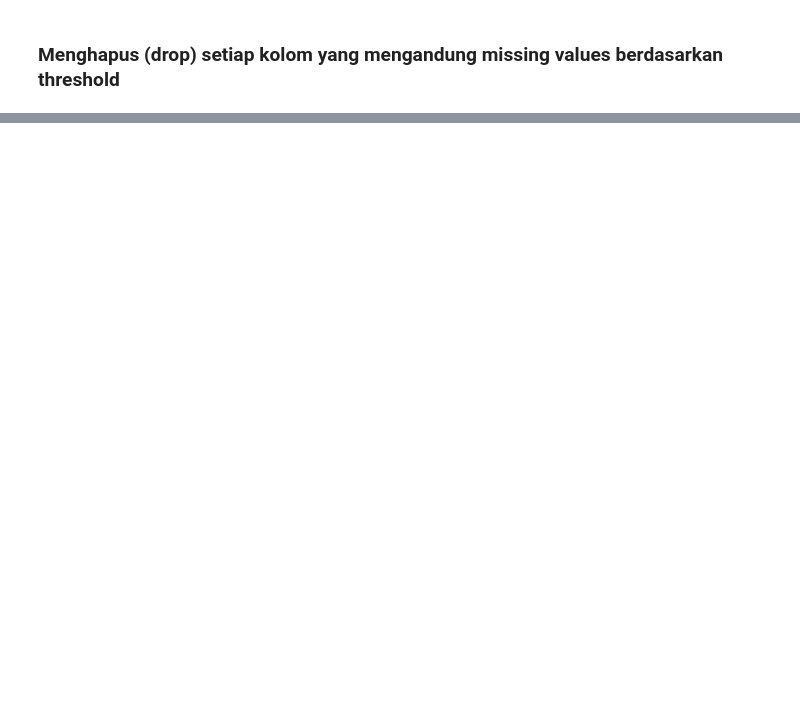
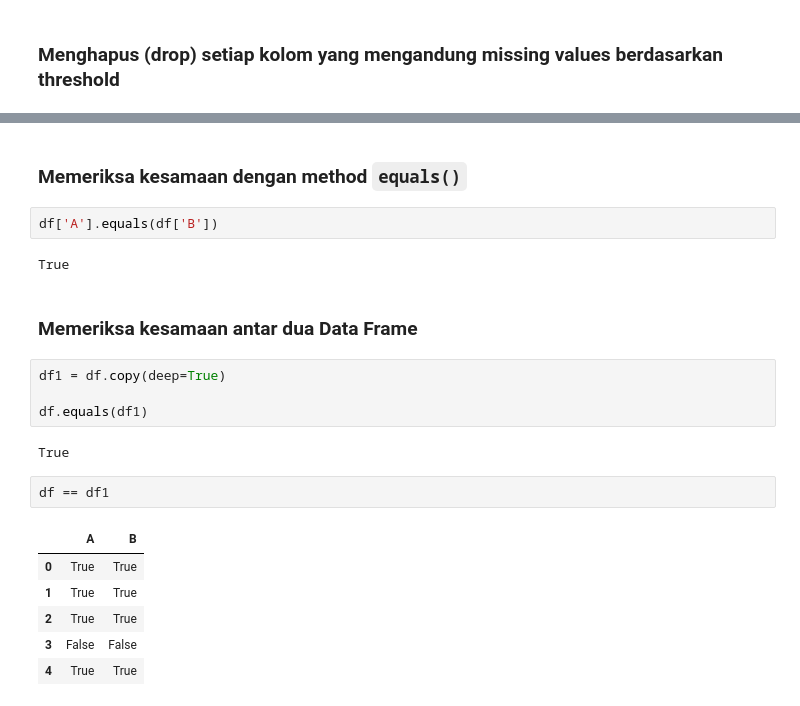
Before and after one commit to boedybios/pandas_tricks, a Jupyter notebook: pandas_tricks.ipynb, the cells around one changed output, grey strips where cells are left out. Saved outputs shown, nothing was run; the diff lists cells and outputs as text; blank space fills up the shorter version.

```diff
--- a/pandas_tricks.ipynb
+++ b/pandas_tricks.ipynb
@@ -302,0 +373,23 @@ df.head()
+# %% [markdown]
+### Memeriksa kesamaan dengan method `equals()`
+# %%
+df['A'].equals(df['B'])
+# %% [output]
+True
+# %% [markdown]
+### Memeriksa kesamaan antar dua Data Frame
+# %%
+df1 = df.copy(deep=True)
+
+df.equals(df1)
+# %% [output]
+True
+# %%
+df == df1
+# %% [output]
+|  | A | B |
+| 0 | True | True |
+| 1 | True | True |
+| 2 | True | True |
+| 3 | False | False |
+| 4 | True | True |
```
Also changed, not shown: parts of 49 cells of this notebook.
